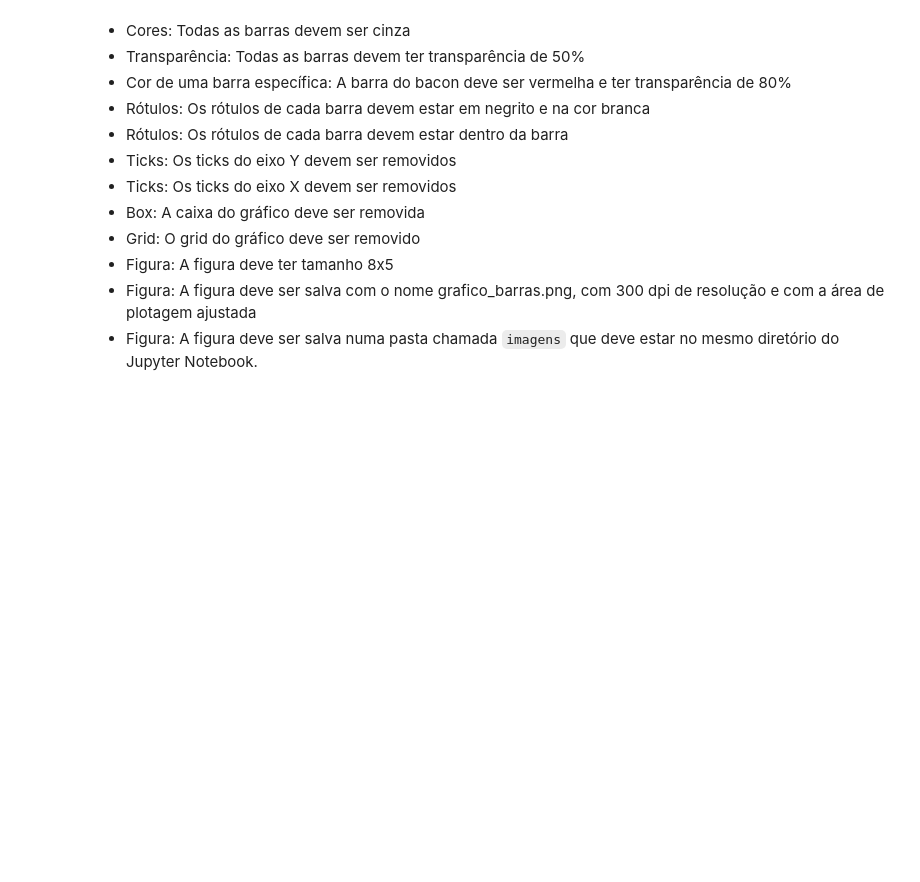
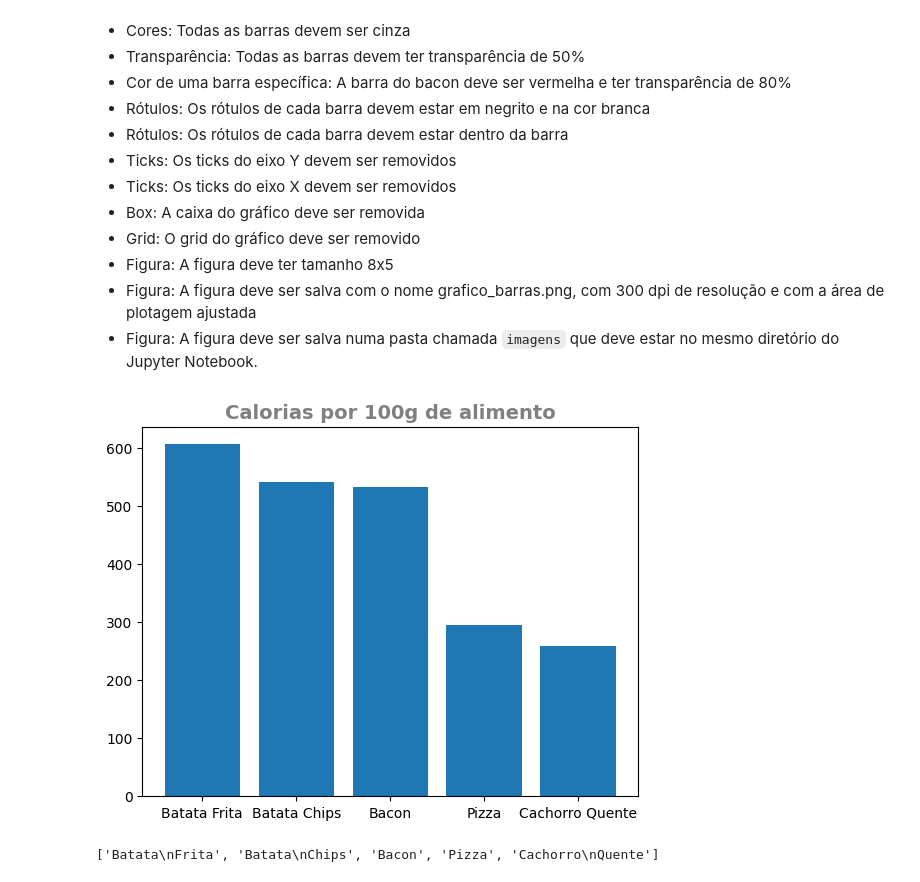
Before and after one commit to accorsi-lucas/Matplotlib-e-Seaborn, a Jupyter notebook: Matplotlib - exercícios - gráfico de barras para apresentação/15_exercicio_customizacao_barras_apresentacao_inicial.ipynb, the cells around one changed output. Saved outputs shown, nothing was run; the diff lists cells and outputs as text; code cells hidden in the pictures; blank space fills up the shorter version.

```diff
--- a/Matplotlib - exercícios - gráfico de barras para apresentação/15_exercicio_customizacao_barras_apresentacao_inicial.ipynb
+++ b/Matplotlib - exercícios - gráfico de barras para apresentação/15_exercicio_customizacao_barras_apresentacao_inicial.ipynb
@@ -28,3 +29,18 @@ calorias_por_alimento = {
     "Pizza": 296,
     "Cachorro Quente": 260
 }
+# %%
+import matplotlib.pyplot as plt
+
+plt.bar(calorias_por_alimento.keys(), calorias_por_alimento.values())
+
+plt.title("Calorias por 100g de alimento", color='gray', fontsize=14, fontweight='bold')
+
+plt.show()
+# %% [output]
+[figure, added]
+# %%
+alimentos = [alimentos.replace(' ', '\n') for alimentos in calorias_por_alimento.keys()]
+print(alimentos)
+# %% [output]
+['Batata\nFrita', 'Batata\nChips', 'Bacon', 'Pizza', 'Cachorro\nQuente']
```
Also changed, not shown: parts of 2 cells of this notebook, 6 other files.
